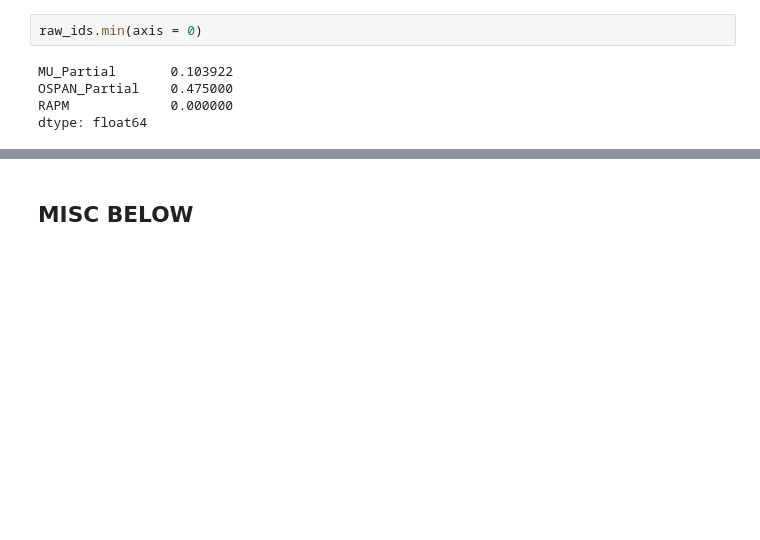
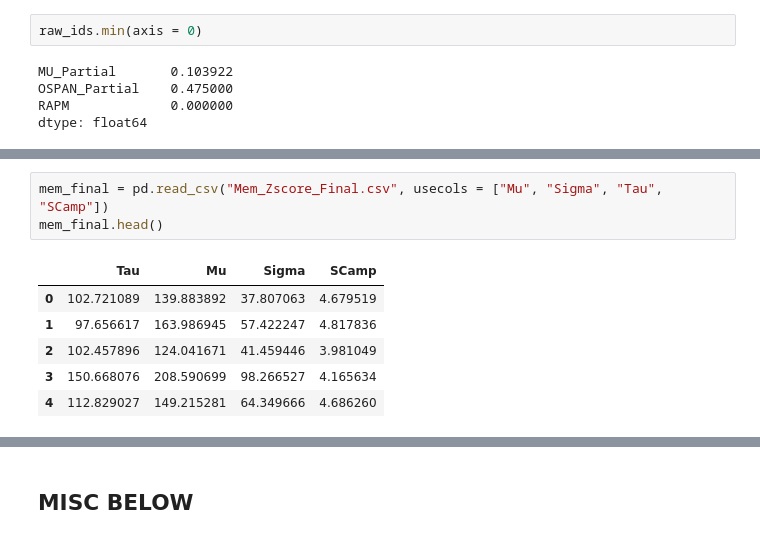
Before and after one commit to zoe-loh/WMD, a Jupyter notebook: SM01_Data.ipynb, the cells around one changed output, grey strips where cells are left out. Drawn from its saved outputs; the diff is of its cells as text; blank space fills up the shorter version.

```diff
--- a/SM01_Data.ipynb
+++ b/SM01_Data.ipynb
@@ -4327,0 +4388,10 @@ dtype: float64
+# %%
+mem_final = pd.read_csv("Mem_Zscore_Final.csv", usecols = ["Mu", "Sigma", "Tau", "SCamp"])
+mem_final.head()
+# %% [output]
+|  | Tau | Mu | Sigma | SCamp |
+| 0 | 102.721089 | 139.883892 | 37.807063 | 4.679519 |
+| 1 | 97.656617 | 163.986945 | 57.422247 | 4.817836 |
+| 2 | 102.457896 | 124.041671 | 41.459446 | 3.981049 |
+| 3 | 150.668076 | 208.590699 | 98.266527 | 4.165634 |
+| 4 | 112.829027 | 149.215281 | 64.349666 | 4.686260 |
```
Also changed, not shown: parts of 25 cells of this notebook, 21 other files.
